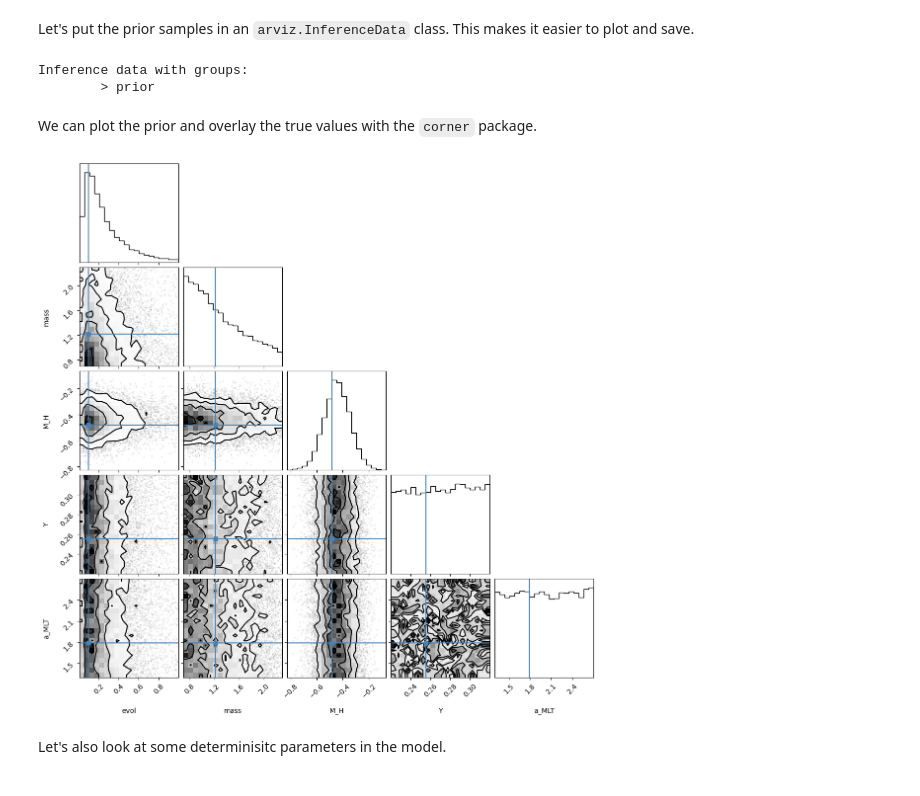
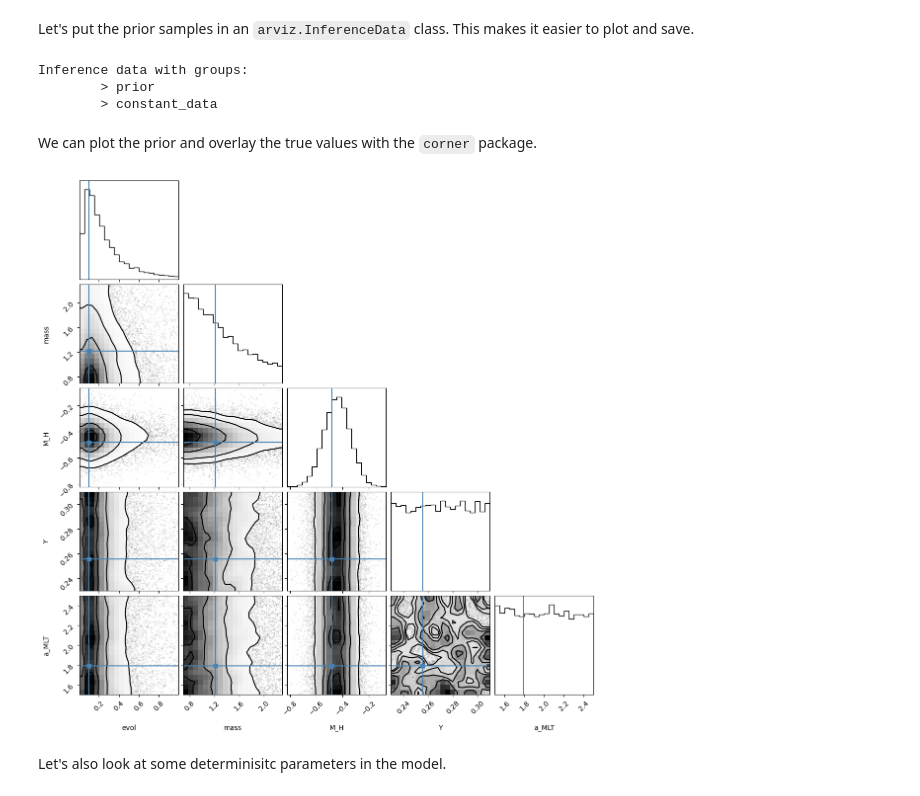
Before and after one commit to alexlyttle/scalable-stellar-inference, a Jupyter notebook: notebook/single-star-spec.ipynb, the cells around one changed output. Drawn from its saved outputs; the diff is of its cells as text; code cells hidden in the pictures.

Commit message:
Run to test corner plotting

```diff
--- a/notebook/single-star-spec.ipynb
+++ b/notebook/single-star-spec.ipynb
@@ -124,18 +143,31 @@ prior = prior_predictive(key)
 y = prior.pop("y")
 for i, key in enumerate(model.outputs):
     prior[key] = y[..., i]
+# %%
+from collections.abc import MutableMapping
+
+def flatten_dict(dictionary, parent_key='', separator='_'):
+    items = []
+    for key, value in dictionary.items():
+        new_key = parent_key + separator + key if parent_key else key
+        if isinstance(value, MutableMapping):
+            items.extend(flatten_dict(value, new_key, separator=separator).items())
+        else:
+            items.append((new_key, value))
+    return dict(items)
 # %% [markdown]
 Let's put the prior samples in an `arviz.InferenceData` class. This makes it easier to plot and save.
 # %%
-data = az.from_numpyro(prior=prior, coords={"star": star})
+data = az.from_numpyro(prior=prior, constant_data=flatten_dict(model.const))
 data
 # %% [output]
 Inference data with groups:
         > prior
+        > constant_data
 # %% [markdown]
 We can plot the prior and overlay the true values with the `corner` package.
 # %%
 var_names = ["evol", "mass", "M_H", "Y", "a_MLT"]
-fig = corner(data, group="prior", var_names=var_names, truths=truths)
+fig = corner(data, group="prior", var_names=var_names, truths=truths, smooth=1.)
 # %% [output]
-[figure, old version]
+[figure, new version]
```
Also changed, not shown: parts of 12 cells of this notebook.
